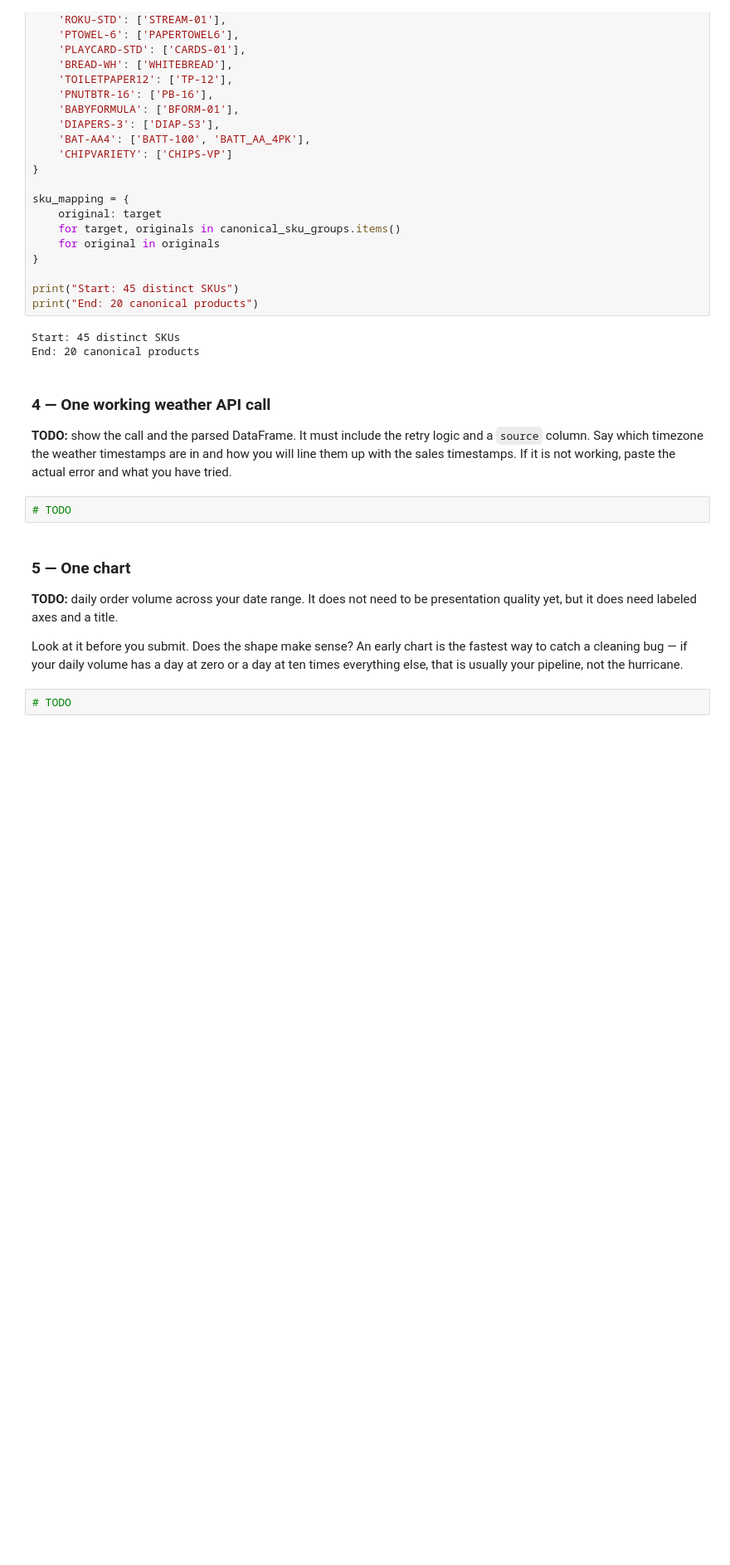
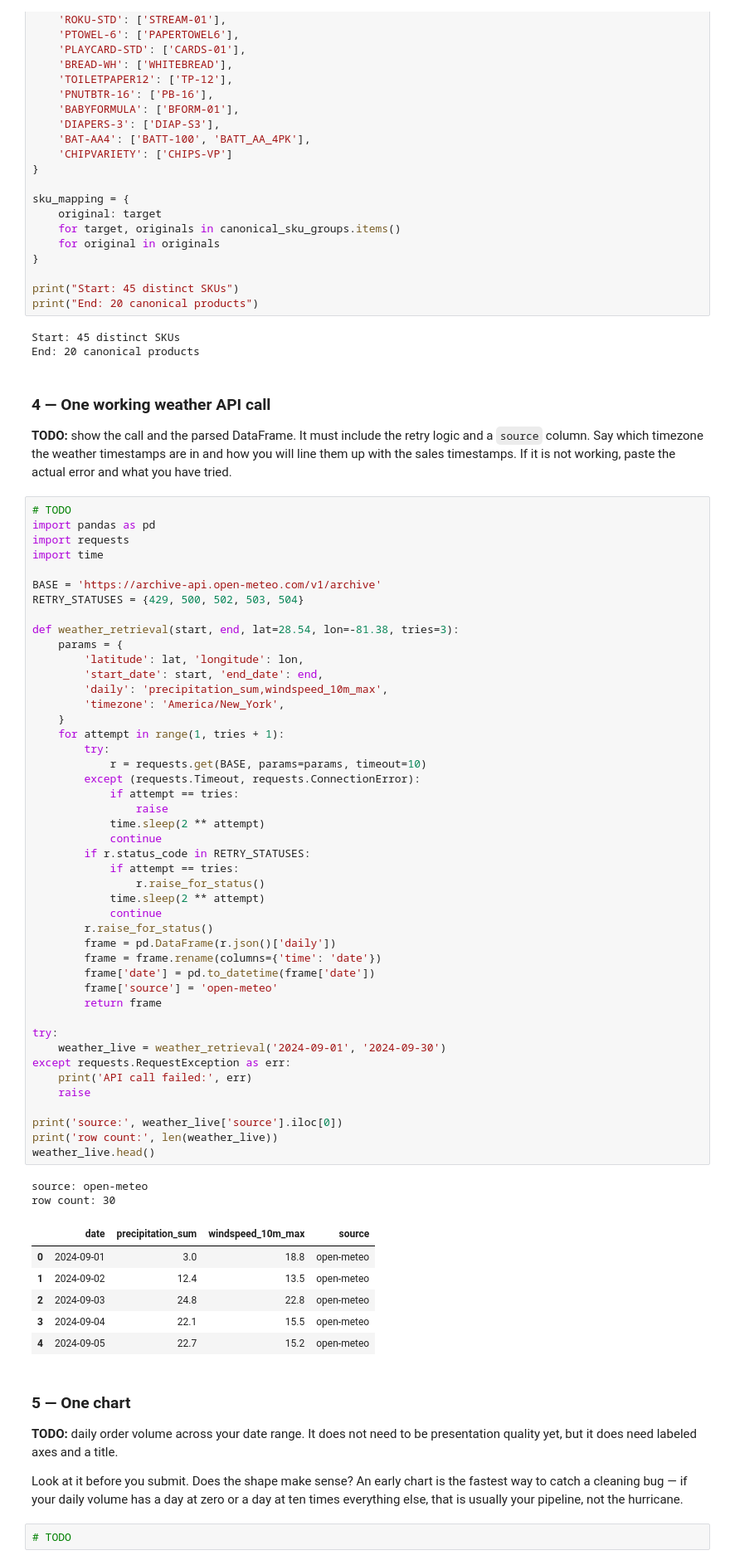
Before and after one commit to mayajdias/walmart-hurricane-project, a Jupyter notebook: notebooks/2026-10-23 — Midterm Checkpoint — Lab.ipynb, the cells around one changed output. Shown at 83% size. Cells and saved outputs as stored; diff of their text form; blank space fills up the shorter version.

```diff
--- a/notebooks/2026-10-23 — Midterm Checkpoint — Lab.ipynb
+++ b/notebooks/2026-10-23 — Midterm Checkpoint — Lab.ipynb
@@ -362,6 +356,58 @@ End: 20 canonical products
 **TODO:** show the call and the parsed DataFrame. It must include the retry logic and a `source` column. Say which timezone the weather timestamps are in and how you will line them up with the sales timestamps. If it is not working, paste the actual error and what you have tried.
 # %%
 # TODO
+import pandas as pd
+import requests
+import time
+
+BASE = 'https://archive-api.open-meteo.com/v1/archive'
+RETRY_STATUSES = {429, 500, 502, 503, 504}
+
+def weather_retrieval(start, end, lat=28.54, lon=-81.38, tries=3):
+    params = {
+        'latitude': lat, 'longitude': lon,
+        'start_date': start, 'end_date': end,
+        'daily': 'precipitation_sum,windspeed_10m_max',
+        'timezone': 'America/New_York',
+    }
+    for attempt in range(1, tries + 1):
+        try:
+            r = requests.get(BASE, params=params, timeout=10)
+        except (requests.Timeout, requests.ConnectionError):
+            if attempt == tries:
+                raise
+            time.sleep(2 ** attempt)
+            continue
+        if r.status_code in RETRY_STATUSES:
+            if attempt == tries:
+                r.raise_for_status()
+            time.sleep(2 ** attempt)
+            continue
+        r.raise_for_status()
+        frame = pd.DataFrame(r.json()['daily'])
+        frame = frame.rename(columns={'time': 'date'})
+        frame['date'] = pd.to_datetime(frame['date'])
+        frame['source'] = 'open-meteo'
+        return frame
+
+try:
+    weather_live = weather_retrieval('2024-09-01', '2024-09-30')
+except requests.RequestException as err:
+    print('API call failed:', err)
+    raise
+
+print('source:', weather_live['source'].iloc[0])
+print('row count:', len(weather_live))
+weather_live.head()
+# %% [output]
+source: open-meteo
+row count: 30
+|  | date | precipitation_sum | windspeed_10m_max | source |
+| 0 | 2024-09-01 | 3.0 | 18.8 | open-meteo |
+| 1 | 2024-09-02 | 12.4 | 13.5 | open-meteo |
+| 2 | 2024-09-03 | 24.8 | 22.8 | open-meteo |
+| 3 | 2024-09-04 | 22.1 | 15.5 | open-meteo |
+| 4 | 2024-09-05 | 22.7 | 15.2 | open-meteo |
 # %% [markdown]
 ### 5 — One chart
 
```
Also changed, not shown: parts of 4 cells of this notebook.
